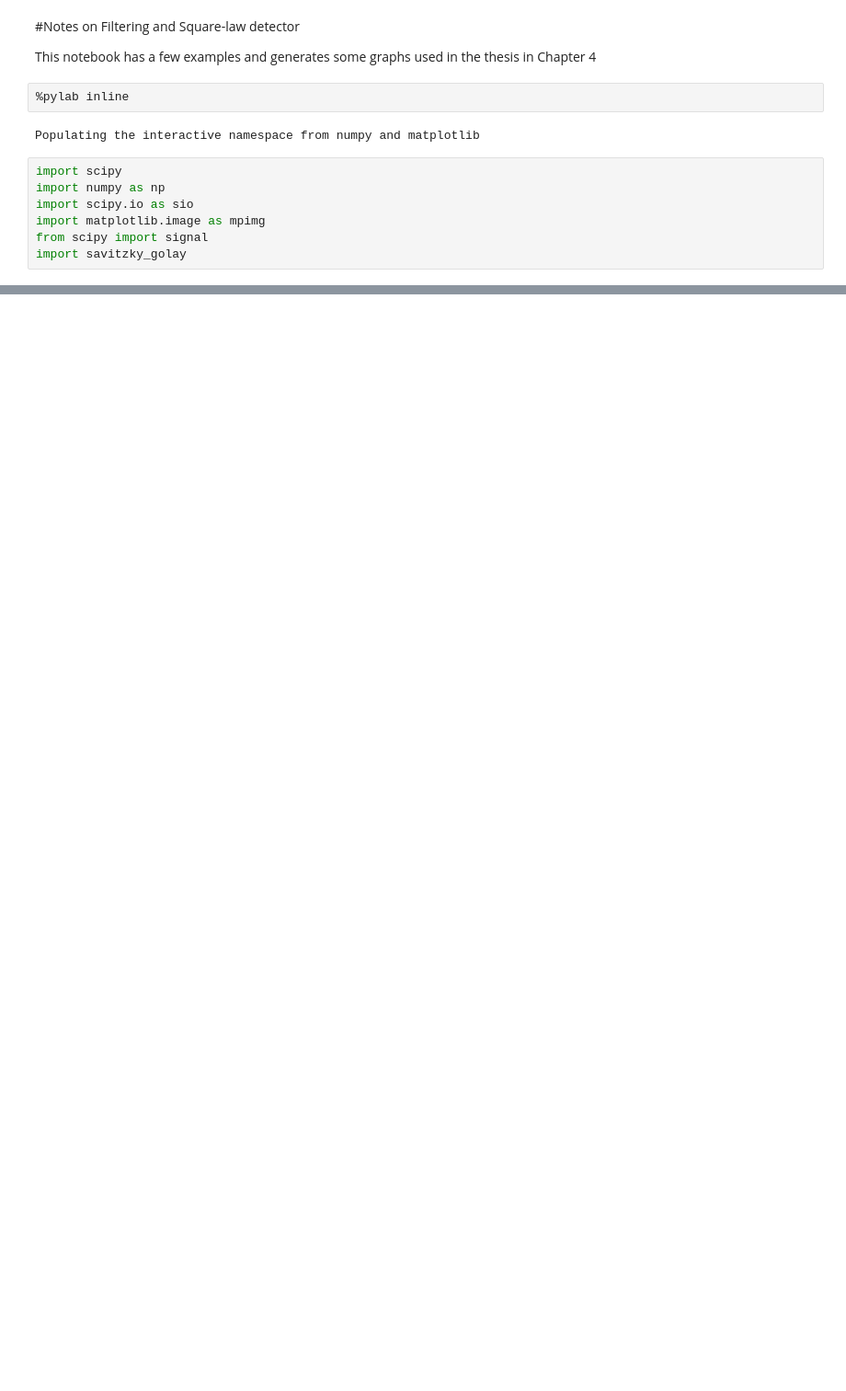
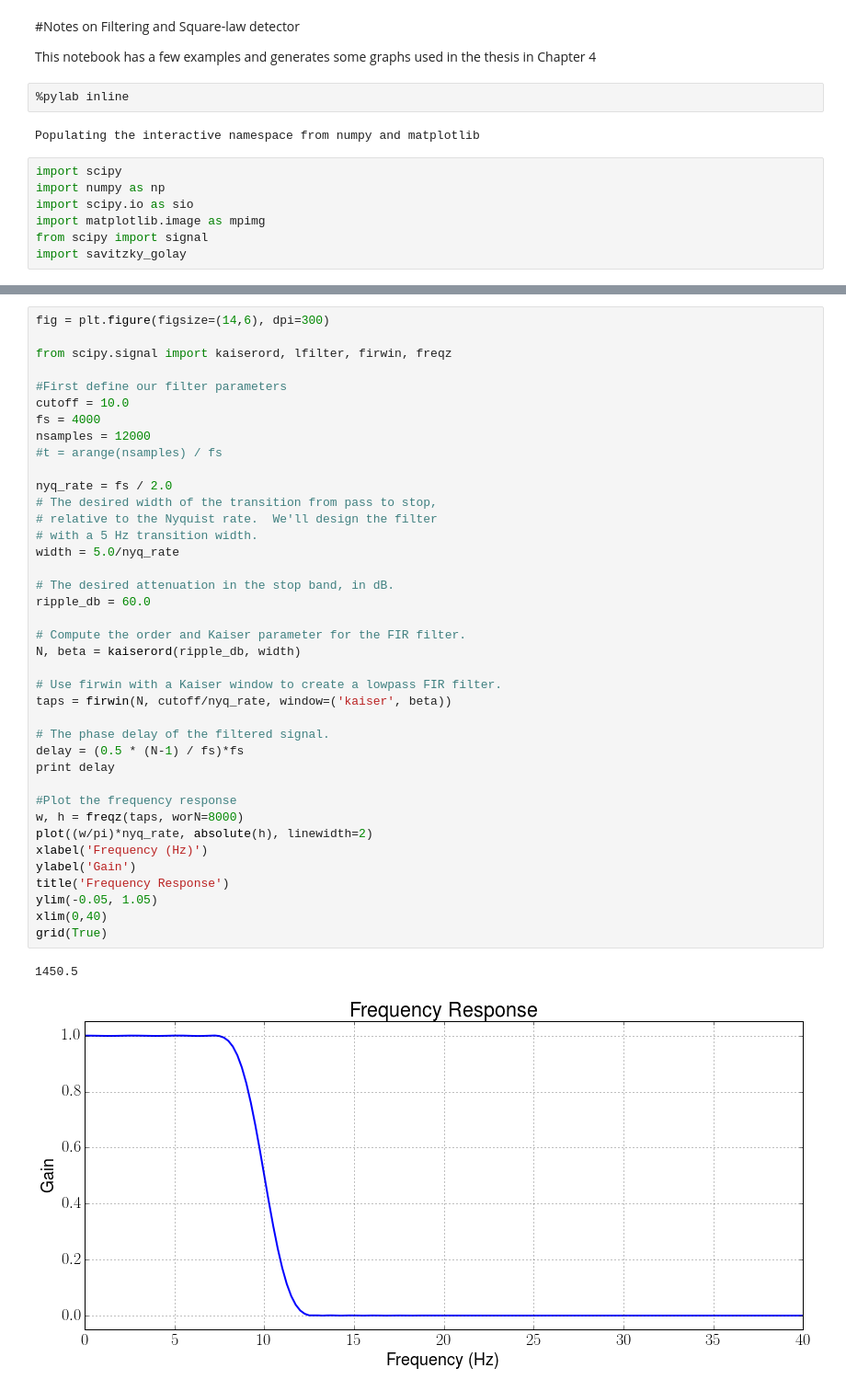
Before and after one commit to matgyver/Radiometer-SDR-Thesis, a Jupyter notebook: Experiments/Exp6/Experiment_6.ipynb, the cells around one changed output, grey strips where cells are left out. Shown: that part at 92% size. Drawn from its saved outputs; the diff is of its cells as text; blank space fills up the shorter version.

```diff
--- a/Experiments/Exp6/Experiment_6.ipynb
+++ b/Experiments/Exp6/Experiment_6.ipynb
@@ -90,0 +92,42 @@ fig.savefig("TPR.png", dpi=300)
+# %%
+fig = plt.figure(figsize=(14,6), dpi=300)
+
+from scipy.signal import kaiserord, lfilter, firwin, freqz
+
+#First define our filter parameters
+cutoff = 10.0
+fs = 4000
+nsamples = 12000
+#t = arange(nsamples) / fs
+
+nyq_rate = fs / 2.0
+# The desired width of the transition from pass to stop,
+# relative to the Nyquist rate.  We'll design the filter
+# with a 5 Hz transition width.
+width = 5.0/nyq_rate
+
+# The desired attenuation in the stop band, in dB.
+ripple_db = 60.0
+
+# Compute the order and Kaiser parameter for the FIR filter.
+N, beta = kaiserord(ripple_db, width)
+
+# Use firwin with a Kaiser window to create a lowpass FIR filter.
+taps = firwin(N, cutoff/nyq_rate, window=('kaiser', beta))
+
+# The phase delay of the filtered signal.
+delay = (0.5 * (N-1) / fs)*fs
+print delay
+
+#Plot the frequency response
+w, h = freqz(taps, worN=8000)
+plot((w/pi)*nyq_rate, absolute(h), linewidth=2)
+xlabel('Frequency (Hz)')
+ylabel('Gain')
+title('Frequency Response')
+ylim(-0.05, 1.05)
+xlim(0,40)
+grid(True)
+# %% [output]
+1450.5
+[figure, added]
```
Also changed, not shown: parts of 8 cells of this notebook, 7 other files.
